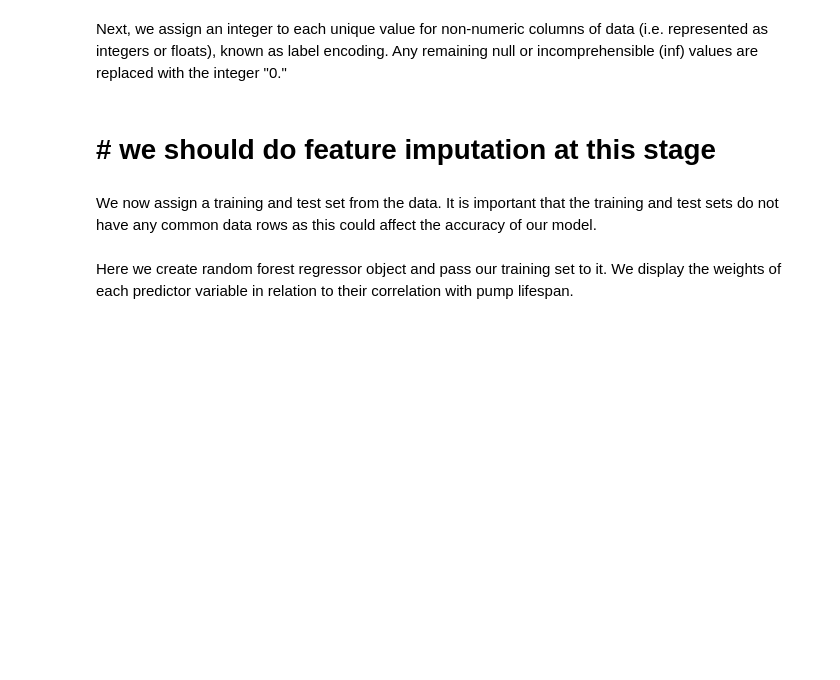
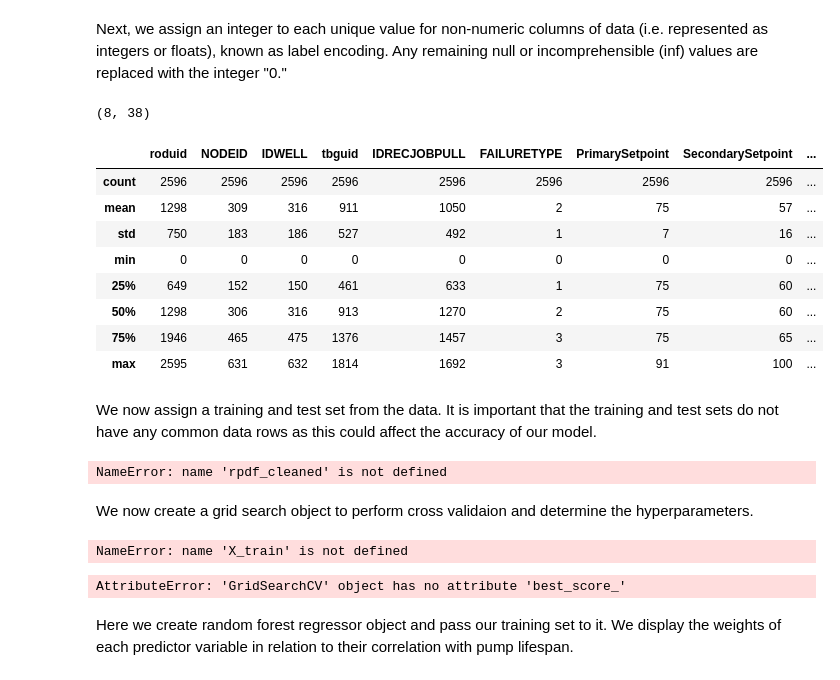
Before and after one commit to skeptrunedev/Rod_Pump_Optimization, a Jupyter notebook: notebooks/MVP_notebook.ipynb, the cells around one changed output. Cells and saved outputs as stored; diff of their text form; code cells hidden in the pictures; blank space fills up the shorter version.

```diff
--- a/notebooks/MVP_notebook.ipynb
+++ b/notebooks/MVP_notebook.ipynb
@@ -51,25 +69,8 @@ To begin cleaning, we convert unique well IDs to reformatted integer values and
 After doing some exploratory data analysis and reviewing summary statsitcs for each feauture, we found the following to be useful for our model: AVG_LIQUID_VOLUME (oil and water), overall_max_sideload, NIPPLE_SET_DEPTH, and all of the average pressures. There were several features such as StrokeLength and Fillage that we thought may be good predictors of failure, but they lacked differentiation throughout the dataframe.
 
 We think that the features listed are promising because they have differentiation across their quartiles and strong representation throughout the dataframe. Additionally, we hypothesize that they will reflect overall stress on the Rod Pump.
-# %%
-rpdf = rpdf.dropna(subset=['FAILSTART'], axis=0)
-rpdf['UWI'] = rpdf['UWI'].replace('-', '', regex=True).astype(int)
-
-rpdf['lifetime_start'] = pd.to_datetime(rpdf['lifetime_start'], format="%Y-%m-%d %H:%M:%S.%f")
-rpdf['lifetime_start'] = rpdf['lifetime_start'].astype(int)
-
-rpdf['lifetime_end'] = pd.to_datetime(rpdf['lifetime_end'], format="%Y-%m-%d %H:%M:%S.%f")
-rpdf['lifetime_end'] = rpdf['lifetime_end'].astype(int)
-
-rpdf['FAILSTART'] = pd.to_datetime(rpdf['FAILSTART'], format="%Y-%m-%d %H:%M:%S.%f")
-rpdf['FAILSTART'] = rpdf['FAILSTART'].astype(int)
-
-rpdf['pump_bore'].replace(to_replace="Other", value=0, inplace=True)
-rpdf['pump_bore'] = rpdf['pump_bore'].astype(float)
-
-rpdf['lifetime'] = rpdf['lifetime_end'] - rpdf['lifetime_start']
-
-rpdf.drop(['GrossStrokeLength', 'YesterdaysAverageSPM', 'shallow_max_sideload', 'max_unguided_sideload', 'CHROME_LENGTH', 'ENDURALLOY_LENGTH', 'POLY_LENGTH', 'gasanchor_od', 'chemgroup3_all', 'REPORTTO'], axis=1, inplace=True)
+# %%
+rpdf.drop(['GrossStrokeLength', 'YesterdaysAverageSPM', 'shallow_max_sideload', 'max_unguided_sideload', 'CHROME_LENGTH', 'ENDURALLOY_LENGTH', 'POLY_LENGTH', 'gasanchor_od', 'chemgroup3_all', 'REPORTTO','H2S_CONCENTRATION','AVG_OIL_VOLUME','dls_high_in_hole'], axis=1, inplace=True)
 # %% [markdown]
 Next, we assign an integer to each unique value for non-numeric columns of data (i.e. represented as integers or floats), known as label encoding. Any remaining null or incomprehensible (inf) values are replaced with the integer "0."
 # %%
@@ -94,8 +95,23 @@ rpdf_cleaned['NODEID'] = labelencoder.fit_transform(rpdf_cleaned['NODEID'])
 
 rpdf_cleaned.fillna(0, inplace=True)
 rpdf_cleaned.replace([np.inf, -np.inf], 0, inplace=True)
-# %% [markdown]
-# # we should do feature imputation at this stage
+# %%
+pd.set_option('display.float_format', lambda x: '%.0f' % x)
+pd.set_option('display.max_columns', 55)
+rpdf_numeric_summary = rpdf_cleaned.describe()
+print(rpdf_numeric_summary.shape)
+rpdf_numeric_summary
+# %% [output]
+(8, 38)
+|  | roduid | NODEID | IDWELL | tbguid | IDRECJOBPULL | FAILURETYPE | PrimarySetpoint | SecondarySetpoint | ... |
+| count | 2596 | 2596 | 2596 | 2596 | 2596 | 2596 | 2596 | 2596 | ... |
+| mean | 1298 | 309 | 316 | 911 | 1050 | 2 | 75 | 57 | ... |
+| std | 750 | 183 | 186 | 527 | 492 | 1 | 7 | 16 | ... |
+| min | 0 | 0 | 0 | 0 | 0 | 0 | 0 | 0 | ... |
+| 25% | 649 | 152 | 150 | 461 | 633 | 1 | 75 | 60 | ... |
+| 50% | 1298 | 306 | 316 | 913 | 1270 | 2 | 75 | 60 | ... |
+| 75% | 1946 | 465 | 475 | 1376 | 1457 | 3 | 75 | 65 | ... |
+| max | 2595 | 631 | 632 | 1814 | 1692 | 3 | 91 | 100 | ... |
 # %% [markdown]
 We now assign a training and test set from the data. It is important that the training and test sets do not have any common data rows as this could affect the accuracy of our model.
 # %%
@@ -105,6 +121,22 @@ y = rpdf_cleaned['lifetime']
 
 #split the data again into test and train sets
 X_train, X_test, y_train, y_test = train_test_split(X,y, test_size=0.3, random_state=0)
+# %% [output]
+NameError: name 'rpdf_cleaned' is not defined
+# %% [markdown]
+We now create a grid search object to perform cross validaion and determine the hyperparameters.
+# %%
+param_grid = {  'bootstrap': [True], 'max_depth': [5, 10, None], 'max_features': ['auto', 'log2'], 'n_estimators': [5, 6, 7, 8, 9, 10, 11, 12, 13, 15]}
+rfr = RandomForestRegressor(random_state = 35)
+g_search = GridSearchCV(estimator = rfr, param_grid = param_grid, cv = 3, n_jobs = 1, verbose = 0, return_train_score=True)
+g_search.fit(X_train, y_train)
+print(g_search.best_params_)
+# %% [output]
+NameError: name 'X_train' is not defined
+# %%
+g_search.best_score_
+# %% [output]
+AttributeError: 'GridSearchCV' object has no attribute 'best_score_'
 # %% [markdown]
 Here we create random forest regressor object and pass our training set to it. We display the weights of each predictor variable in relation to their correlation with pump lifespan.
 # %%
```
Also changed, not shown: parts of 11 cells of this notebook, 1 other file.
